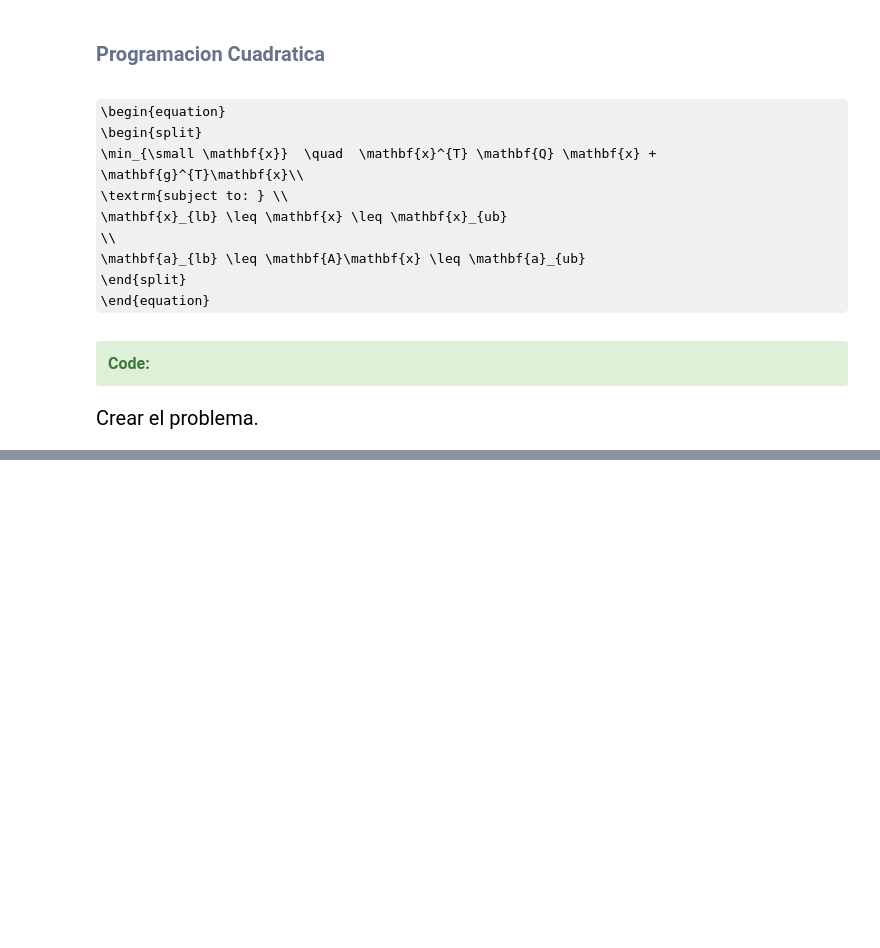
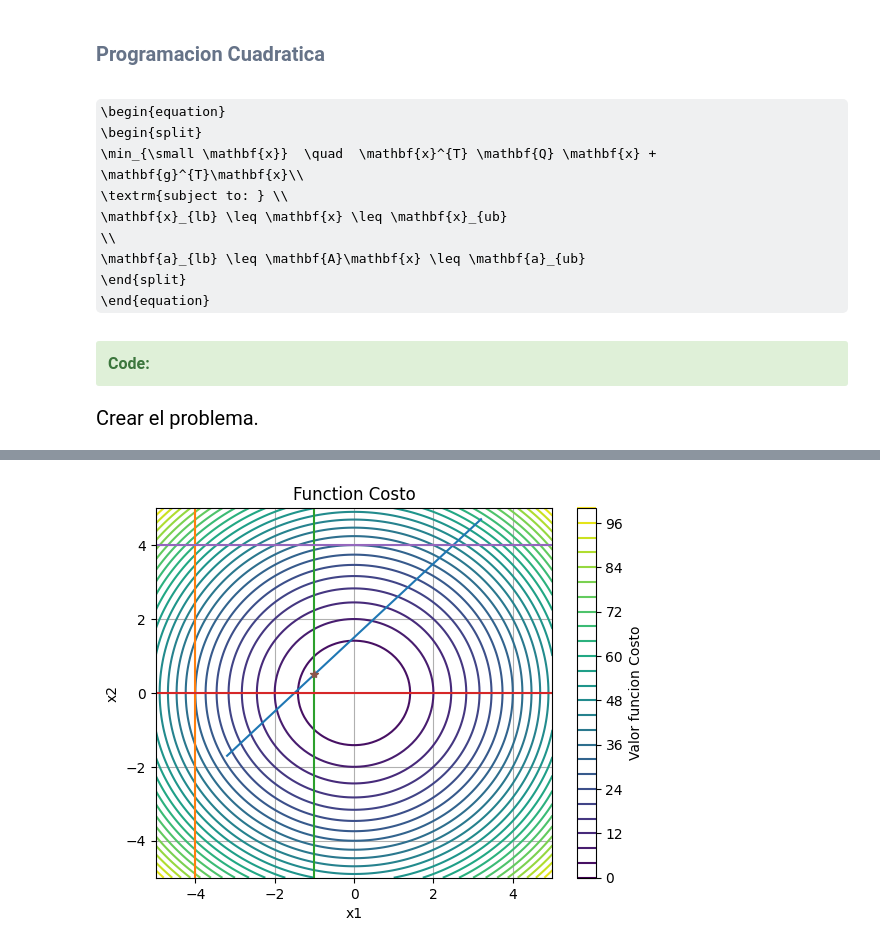
Before and after one commit to lfrecalde1/Optimization_Course, a Jupyter notebook: Casadi/Casadi_QP.ipynb, the cells around one changed output, grey strips where cells are left out. Cells and saved outputs as stored; diff of their text form; code cells hidden in the pictures; some formulas as TeX source; blank space fills up the shorter version.

```diff
--- a/Casadi/Casadi_QP.ipynb
+++ b/Casadi/Casadi_QP.ipynb
@@ -60,0 +157,39 @@ Optimal x: [-0.25, 0.25]
+# %%
+x_opt = res['x']
+xlist = np.linspace(-5.0, 5.0, 100)
+ylist = np.linspace(-5.0, 5.0, 100)
+xlist_rest = np.linspace(-3.2, 3.2, 100)
+
+# Restricciones
+x_res_1 = -4*np.ones((xlist.shape[0], ))
+y_res_1 = np.linspace(-5.0, 5.0, 100)
+
+x_res_2 = -1*np.ones((xlist.shape[0], ))
+y_res_2 = np.linspace(-5.0, 5.0, 100)
+
+x_res_3 = np.linspace(-5.0, 5.0, 100)
+y_res_3 = 0*np.ones((xlist.shape[0], ))
+
+x_res_4 =  np.linspace(-5.0, 5.0, 100)
+y_res_4 = 4*np.ones((xlist.shape[0], ))
+
+X, Y = np.meshgrid(xlist, ylist)
+Z = np.array([[f(np.array([x_val, y_val])) for x_val, y_val in zip(x_row, y_row)] for x_row, y_row in zip(X, Y)])
+Z = Z.reshape((Z.shape[0], Z.shape[1]))
+plt.contour(X, Y, Z, levels=30)
+plt.plot(xlist_rest, xlist_rest+1.5, '-')
+plt.plot(x_res_1, y_res_1, '-')
+plt.plot(x_res_2, y_res_2, '-')
+plt.plot(x_res_3, y_res_3, '-')
+plt.plot(x_res_4, y_res_4, '-')
+
+plt.plot(x_opt[0],x_opt[1], '*')
+
+plt.xlabel('x1')
+plt.ylabel('x2')
+plt.title('Function Costo')
+plt.colorbar(label='Valor funcion Costo')
+plt.grid(True)
+plt.show()
+# %% [output]
+[figure, added]
```
Also changed, not shown: parts of 5 cells of this notebook, 2 other files.
